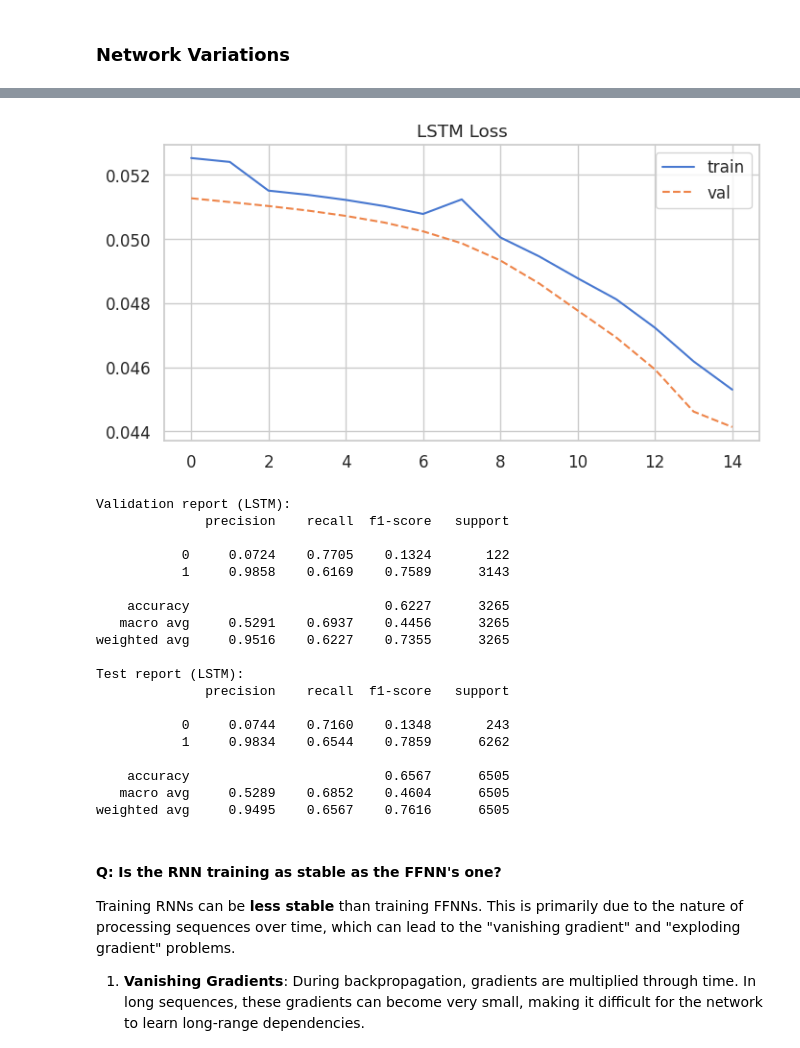
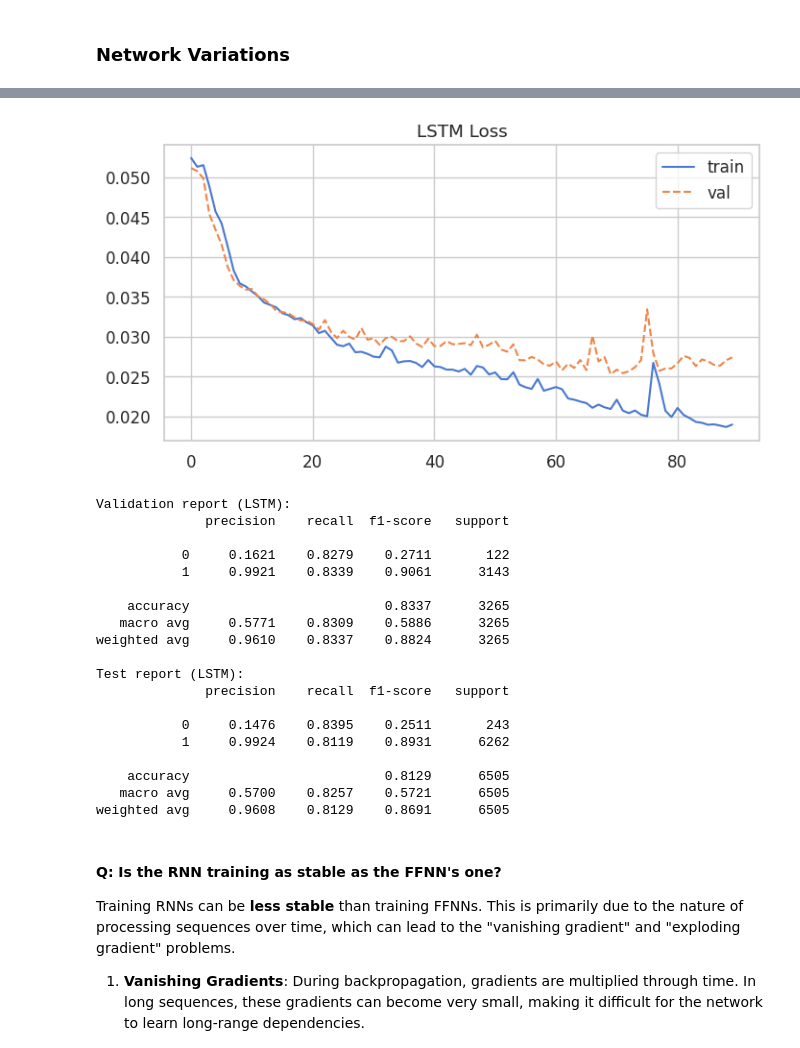
Before and after one commit to AImSecure/Laboratory2, a Jupyter notebook: lab/notebooks/Lab2_FFNN_RNN_GNN.ipynb, the cells around one changed output, grey strips where cells are left out. Saved outputs shown, nothing was run; the diff lists cells and outputs as text; code cells hidden in the pictures.

```diff
--- a/lab/notebooks/Lab2_FFNN_RNN_GNN.ipynb
+++ b/lab/notebooks/Lab2_FFNN_RNN_GNN.ipynb
@@ -652,7 +678,7 @@ def pad_truncate_sequence(seq, fixed_len, pad_value=0):
 # %%
 # --- Perform padding or truncating on the training data ---
 
-L = p75_len # chosen fixed size
+L = max_len # chosen fixed size
 
 # Apply the padding or truncating to all the dataframe
 df_train['seq_fixed'] = df_train['api_call_sequence'].apply(lambda x: pad_truncate_sequence(x, L))
@@ -1620,7 +1661,7 @@ if pos == 0:
 else:
     pos_weight = torch.tensor(float(neg) / float(pos), device=device)
 criterion = nn.BCEWithLogitsLoss(pos_weight=pos_weight)
-optimizer = optim.AdamW(model_lstm.parameters(), lr=1e-5)
+optimizer = optim.AdamW(model_lstm.parameters(), lr=3e-5)
 
 model_lstm, history_lstm, elapsed_lstm = train_rnn_common(model_lstm, train_loader_rnn, val_loader_rnn, optimizer, criterion, epochs=num_epochs)
 elapsed_str = time.strftime('%H:%M:%S', time.gmtime(elapsed_lstm))
@@ -1652,24 +1703,24 @@ LSTM training time: 00:30:55 — 1855.33 seconds
 Saved plot: /content/drive/MyDrive/Projects/AImSecure/Laboratory2/results/images/task3_plots/lstm_loss.png
-[figure, old version]
+[figure, new version]
 Validation report (LSTM):
               precision    recall  f1-score   support
 
-           0     0.0724    0.7705    0.1324       122
-           1     0.9858    0.6169    0.7589      3143
+           0     0.1621    0.8279    0.2711       122
+           1     0.9921    0.8339    0.9061      3143
 
-    accuracy                         0.6227      3265
-   macro avg     0.5291    0.6937    0.4456      3265
-weighted avg     0.9516    0.6227    0.7355      3265
+    accuracy                         0.8337      3265
+   macro avg     0.5771    0.8309    0.5886      3265
+weighted avg     0.9610    0.8337    0.8824      3265
 
 Test report (LSTM):
               precision    recall  f1-score   support
 
-           0     0.0744    0.7160    0.1348       243
-           1     0.9834    0.6544    0.7859      6262
+           0     0.1476    0.8395    0.2511       243
+           1     0.9924    0.8119    0.8931      6262
 
-    accuracy                         0.6567      6505
-   macro avg     0.5289    0.6852    0.4604      6505
-weighted avg     0.9495    0.6567    0.7616      6505
+    accuracy                         0.8129      6505
+   macro avg     0.5700    0.8257    0.5721      6505
+weighted avg     0.9608    0.8129    0.8691      6505
 # %% [markdown]
 #### Q: Is the RNN training as stable as the FFNN's one?
 
```
Also changed, not shown: parts of 22 cells of this notebook.
